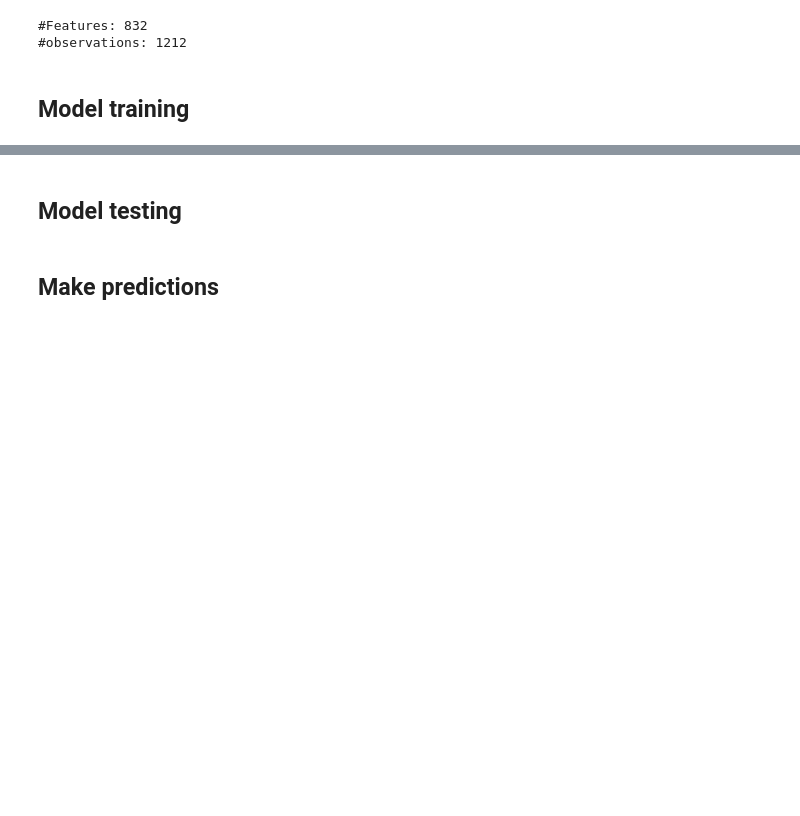
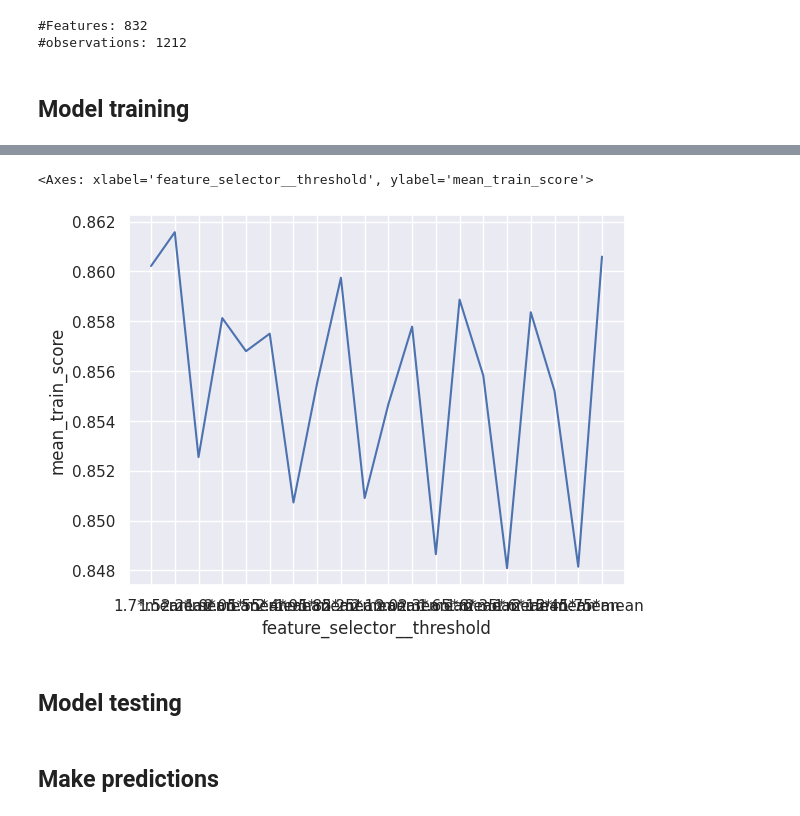
Before and after one commit to bjnvera/predicting_age, a Jupyter notebook: notebooks/pipeline.ipynb, the cells around one changed output, grey strips where cells are left out. Cells and saved outputs as stored; diff of their text form; code cells hidden in the pictures; blank space fills up the shorter version.

```diff
--- a/notebooks/pipeline.ipynb
+++ b/notebooks/pipeline.ipynb
@@ -68,31 +64,36 @@ selector_model = GradientBoostingRegressor(
 )
 
 pipe = Pipeline([
-('scaler', preprocessing.RobustScaler()),
-('imputer', KNNImputer()),
-('feature_selector', SelectFromModel(selector_model)),
-('regression_model', GradientBoostingRegressor())
+('scaler', preprocessing.RobustScaler())
+, ('imputer', KNNImputer())
+, ('feature_selector', SelectFromModel(selector_model))
+, ('regression_model', GradientBoostingRegressor())
 ])
 
 pipe.set_params(
     imputer__missing_values=np.nan,
     imputer__weights="distance",
+    feature_selector__threshold="2*mean",
 )
 
 # Set grid / solution space
 n_max_features_range = [0.9] #np.arange(0.7, 0.98, 0.025)
-n_estim_range =  [35]#np.arange(30, 90, 5) # 50 - 90
-n_subsample_range = [0.91] #np.arange(0.6, 1, 0.01) #0.6 - 0.9
-learning_rate_range = [0.19]#np.arange(0.01, 0.2, 0.01)
-feature_sel_threshold_range = [str(x)+"*mean" for x in np.arange(1, 2.1, 0.05)]
+n_estim_range =  [35]
+n_subsample_range = [0.91]
+learning_rate_range = [0.19]
 
 parameters = {
-    'regression_model__subsample': n_subsample_range
+     'regression_model__n_estimators':n_estim_range
+    , 'regression_model__subsample': n_subsample_range
     , 'feature_selector__threshold': feature_sel_threshold_range
-    , 'regression_model__n_estimators':n_estim_range
     , 'regression_model__max_features': n_max_features_range
     , 'regression_model__learning_rate': learning_rate_range
 }
+
+n_max_features_range = [0.9] #np.arange(0.7, 0.98, 0.025)
+n_estim_range =  [35]
+n_subsample_range = [0.91]
+learning_rate_range = [0.19]
 
 # Train grided model
 grided_model = GridSearchCV(pipe, parameters, scoring='r2', n_jobs=-1, cv=5, return_train_score=True)
@@ -135,5 +201,8 @@ sns.lineplot(data=df_cv_results, x='feature_selector__threshold', y='mean_test_s
 # %%
-sns.lineplot(data=df_cv_results, x='regression_model__n_estimators', y='mean_train_score')
+sns.lineplot(data=df_cv_results, x='feature_selector__threshold', y='mean_train_score')
+# %% [output]
+<Axes: xlabel='feature_selector__threshold', ylabel='mean_train_score'>
+[figure, added]
 # %%
 train_pred = grided_model.predict(X_train)
 val_pred = grided_model.predict(X_val)
```
Also changed, not shown: parts of 6 cells of this notebook, 2 other files.
